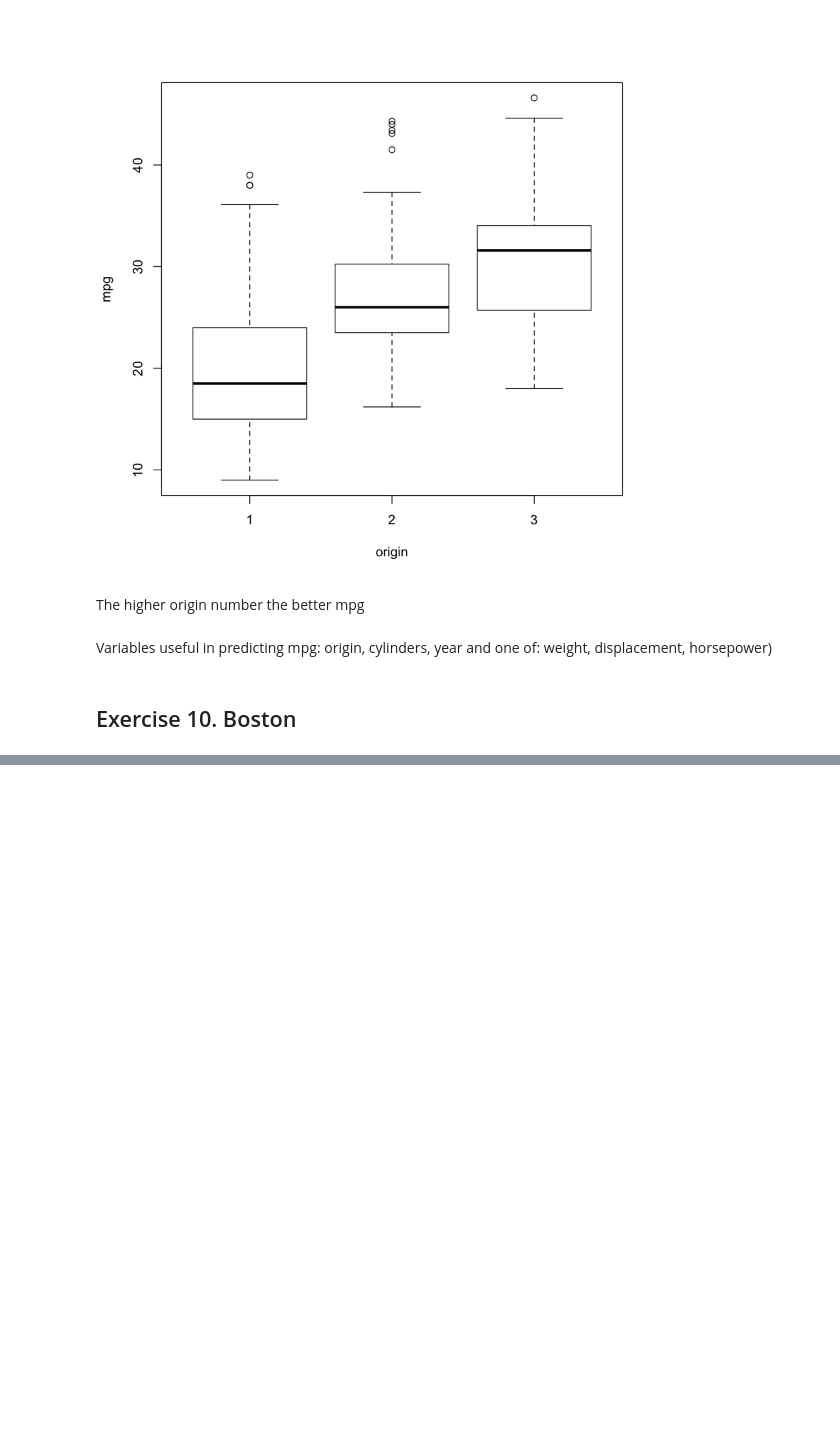
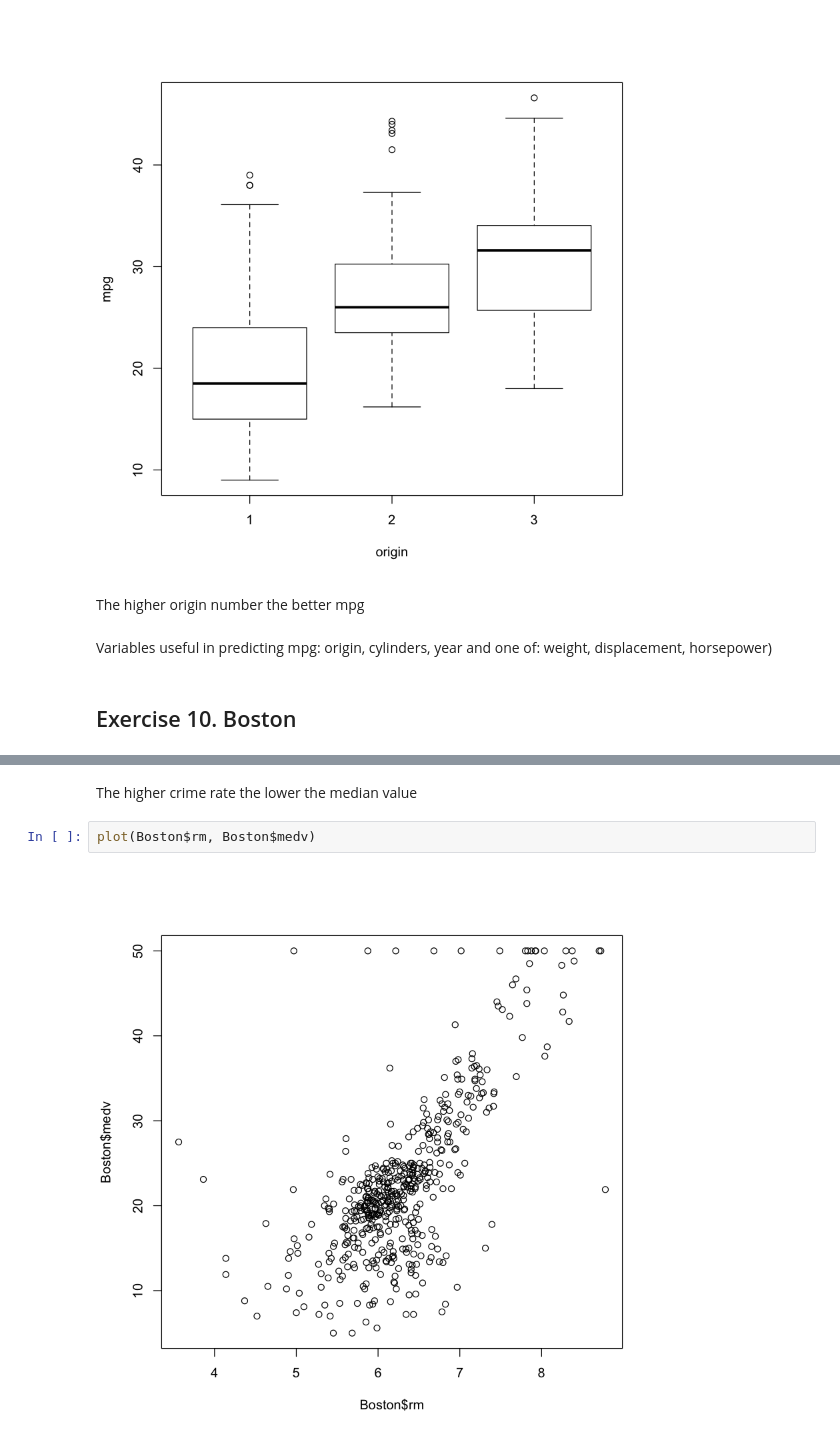
Before and after one commit to miwojc/ISL-ch2, a Jupyter notebook: ch2-ex-app.ipynb, the cells around one changed output, grey strips where cells are left out. Drawn from its saved outputs; the diff is of its cells as text; blank space fills up the shorter version.

```diff
--- a/ch2-ex-app.ipynb
+++ b/ch2-ex-app.ipynb
@@ -414,0 +453,6 @@ Variables useful in predicting mpg: origin, cylinders, year and one of: weight,
+# %% [markdown]
+The higher crime rate the lower the median value
+# %%
+plot(Boston$rm, Boston$medv)
+# %% [output]
+[figure, added]
```
Also changed, not shown: parts of 30 cells of this notebook.
